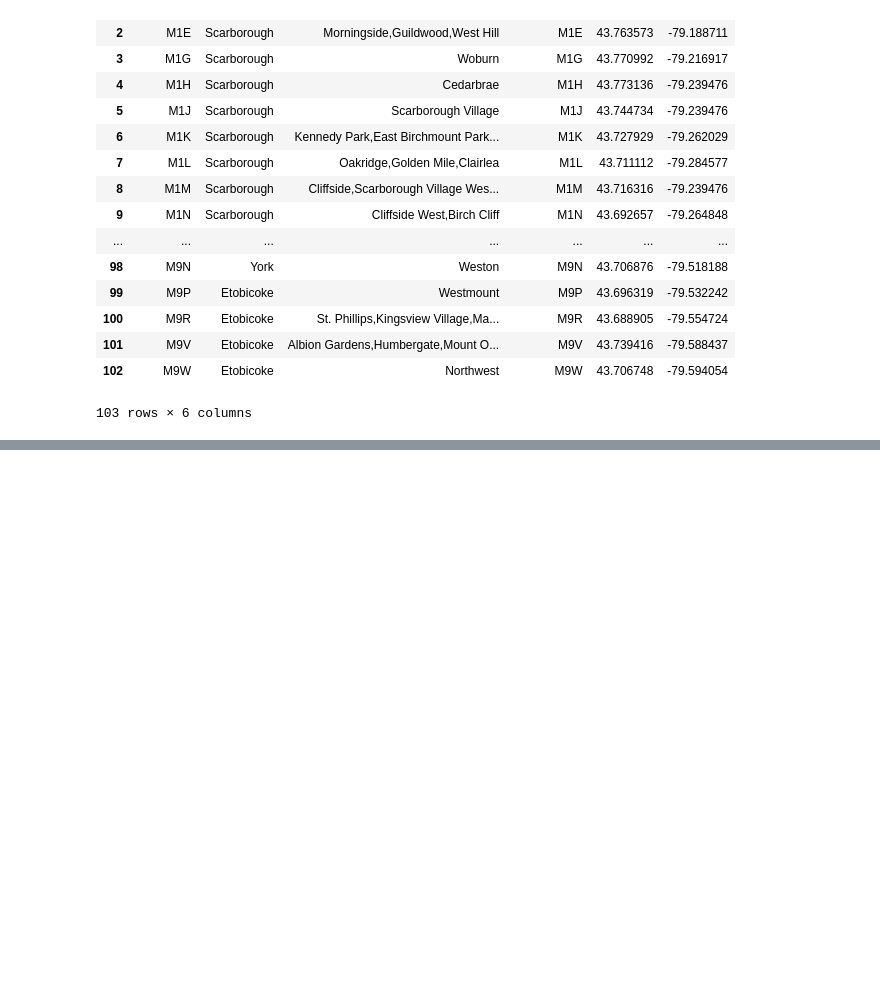
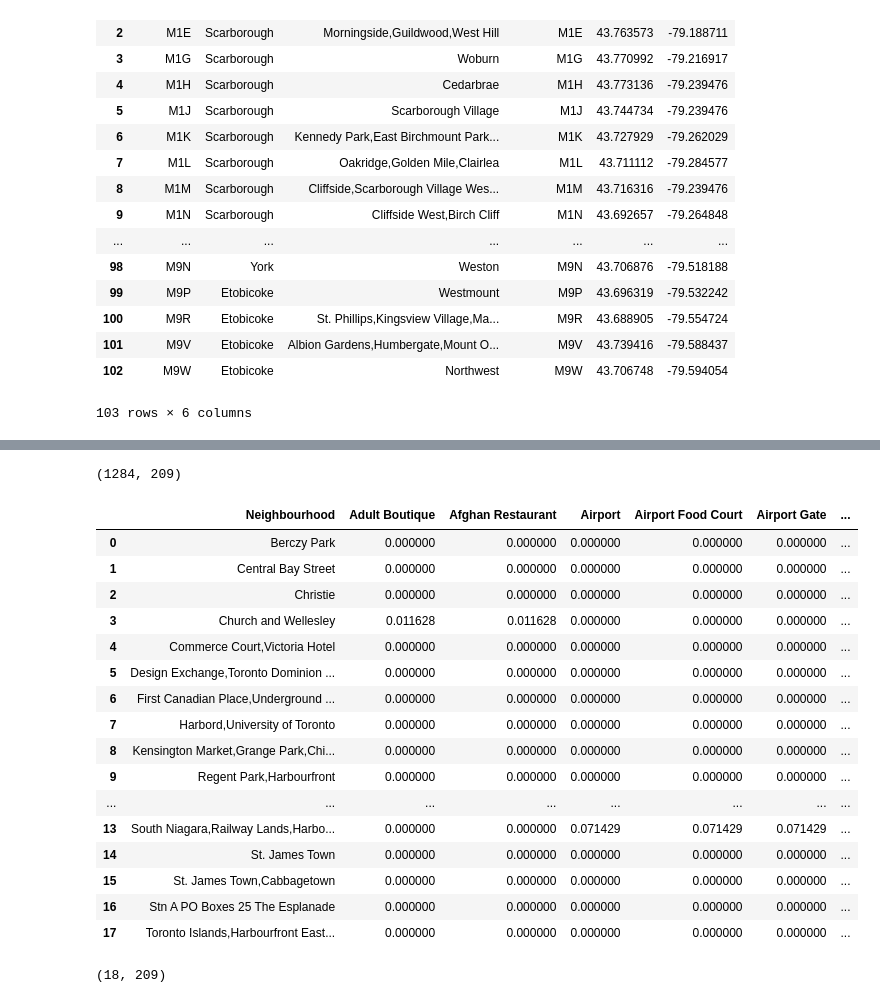
Before and after one commit to huiliijiang/coursera-project, a Jupyter notebook: Toronto.ipynb, the cells around one changed output, grey strips where cells are left out. Saved outputs shown, nothing was run; the diff lists cells and outputs as text; code cells hidden in the pictures; blank space fills up the shorter version.

```diff
--- a/Toronto.ipynb
+++ b/Toronto.ipynb
@@ -59,0 +230,4 @@ df_join
+# %%
+#get fourqaure query result
+results = requests.get(url).json()
+results
@@ -59,0 +264,16 @@ df_join
+# %%
+venues = results['response']['groups'][0]['items']
+
+nearby_venues = json_normalize(venues) # flatten JSON
+
+# filter columns
+filtered_columns = ['venue.name', 'venue.categories', 'venue.location.lat', 'venue.location.lng']
+nearby_venues =nearby_venues.loc[:, filtered_columns]
+
+# filter the category for each row
+nearby_venues['venue.categories'] = nearby_venues.apply(get_category_type, axis=1)
+
+# clean columns
+nearby_venues.columns = [col.split(".")[-1] for col in nearby_venues.columns]
+
+nearby_venues.head()
@@ -59,0 +331,7 @@ df_join
+# %%
+# get all nearby venues
+
+downtown_toronto_venues = getNearbyVenues(names=downtown_toronto['Neighbourhood'],
+                                   latitudes=downtown_toronto['Latitude'],
+                                   longitudes=downtown_toronto['Longitude']
+                                  )
@@ -59,0 +382,12 @@ df_join
+# %%
+# one hot encoding
+downtown_toronto_onehot = pd.get_dummies(downtown_toronto_venues[['Venue Category']], prefix="", prefix_sep="")
+
+# add neighborhood column back to dataframe
+downtown_toronto_onehot['Neighbourhood'] = downtown_toronto_venues['Neighbourhood']
+
+# move neighborhood column to the first column
+fixed_columns = [downtown_toronto_onehot.columns[-1]] + list(downtown_toronto_onehot.columns[:-1])
+downtown_toronto_onehot = downtown_toronto_onehot[fixed_columns]
+
+downtown_toronto_onehot.head()
@@ -59,0 +401,29 @@ df_join
+# %%
+downtown_toronto_onehot.shape
+# %% [output]
+(1284, 209)
+# %%
+downtown_toronto_grouped = downtown_toronto_onehot.groupby('Neighbourhood').mean().reset_index()
+downtown_toronto_grouped
+# %% [output]
+|  | Neighbourhood | Adult Boutique | Afghan Restaurant | Airport | Airport Food Court | Airport Gate | ... |
+| 0 | Berczy Park | 0.000000 | 0.000000 | 0.000000 | 0.000000 | 0.000000 | ... |
+| 1 | Central Bay Street | 0.000000 | 0.000000 | 0.000000 | 0.000000 | 0.000000 | ... |
+| 2 | Christie | 0.000000 | 0.000000 | 0.000000 | 0.000000 | 0.000000 | ... |
+| 3 | Church and Wellesley | 0.011628 | 0.011628 | 0.000000 | 0.000000 | 0.000000 | ... |
+| 4 | Commerce Court,Victoria Hotel | 0.000000 | 0.000000 | 0.000000 | 0.000000 | 0.000000 | ... |
+| 5 | Design Exchange,Toronto Dominion ... | 0.000000 | 0.000000 | 0.000000 | 0.000000 | 0.000000 | ... |
+| 6 | First Canadian Place,Underground ... | 0.000000 | 0.000000 | 0.000000 | 0.000000 | 0.000000 | ... |
+| 7 | Harbord,University of Toronto | 0.000000 | 0.000000 | 0.000000 | 0.000000 | 0.000000 | ... |
+| 8 | Kensington Market,Grange Park,Chi... | 0.000000 | 0.000000 | 0.000000 | 0.000000 | 0.000000 | ... |
+| 9 | Regent Park,Harbourfront | 0.000000 | 0.000000 | 0.000000 | 0.000000 | 0.000000 | ... |
+| ... | ... | ... | ... | ... | ... | ... | ... |
+| 13 | South Niagara,Railway Lands,Harbo... | 0.000000 | 0.000000 | 0.071429 | 0.071429 | 0.071429 | ... |
+| 14 | St. James Town | 0.000000 | 0.000000 | 0.000000 | 0.000000 | 0.000000 | ... |
+| 15 | St. James Town,Cabbagetown | 0.000000 | 0.000000 | 0.000000 | 0.000000 | 0.000000 | ... |
+| 16 | Stn A PO Boxes 25 The Esplanade | 0.000000 | 0.000000 | 0.000000 | 0.000000 | 0.000000 | ... |
+| 17 | Toronto Islands,Harbourfront East... | 0.000000 | 0.000000 | 0.000000 | 0.000000 | 0.000000 | ... |
+# %%
+downtown_toronto_grouped.shape
+# %% [output]
+(18, 209)
```
Also changed, not shown: parts of 26 cells of this notebook.
